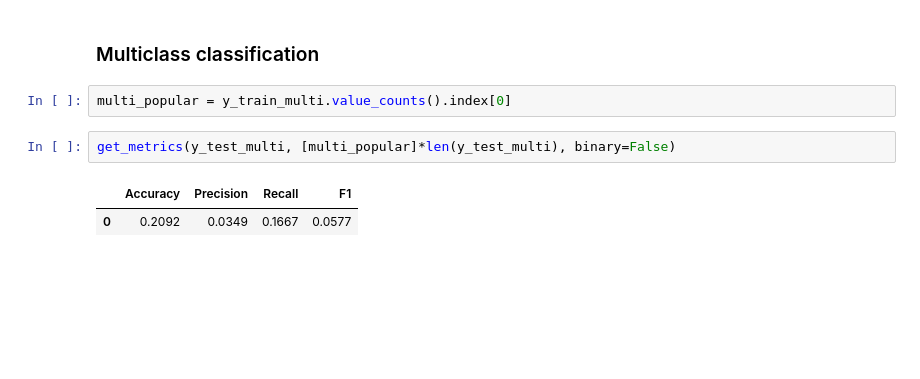
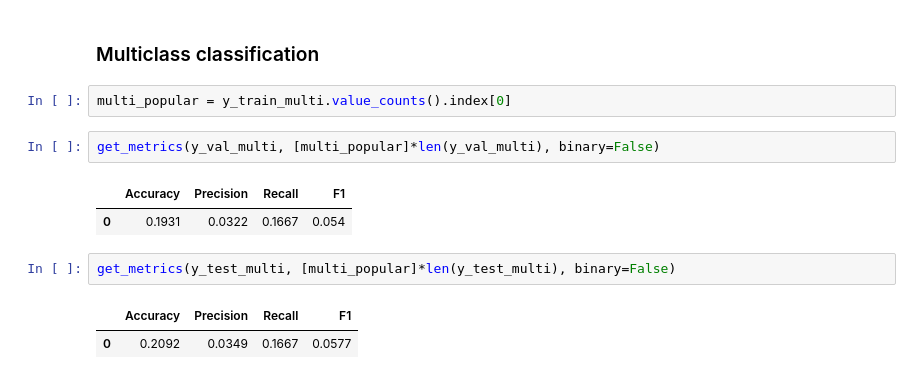
Before and after one commit to nashikunov/Fake_News_Detection, a Jupyter notebook: modeling.ipynb, the cells around one changed output. Drawn from its saved outputs; the diff is of its cells as text; blank space fills up the shorter version.

```diff
--- a/modeling.ipynb
+++ b/modeling.ipynb
@@ -93,6 +225,11 @@ def get_metrics(true, predicted, binary=True):
 ### Multiclass classification
 # %%
 multi_popular = y_train_multi.value_counts().index[0]
+# %%
+get_metrics(y_val_multi, [multi_popular]*len(y_val_multi), binary=False)
+# %% [output]
+|  | Accuracy | Precision | Recall | F1 |
+| 0 | 0.1931 | 0.0322 | 0.1667 | 0.054 |
 # %%
 get_metrics(y_test_multi, [multi_popular]*len(y_test_multi), binary=False)
 # %% [output]
```
Also changed, not shown: parts of 72 cells of this notebook, 2 other files.
